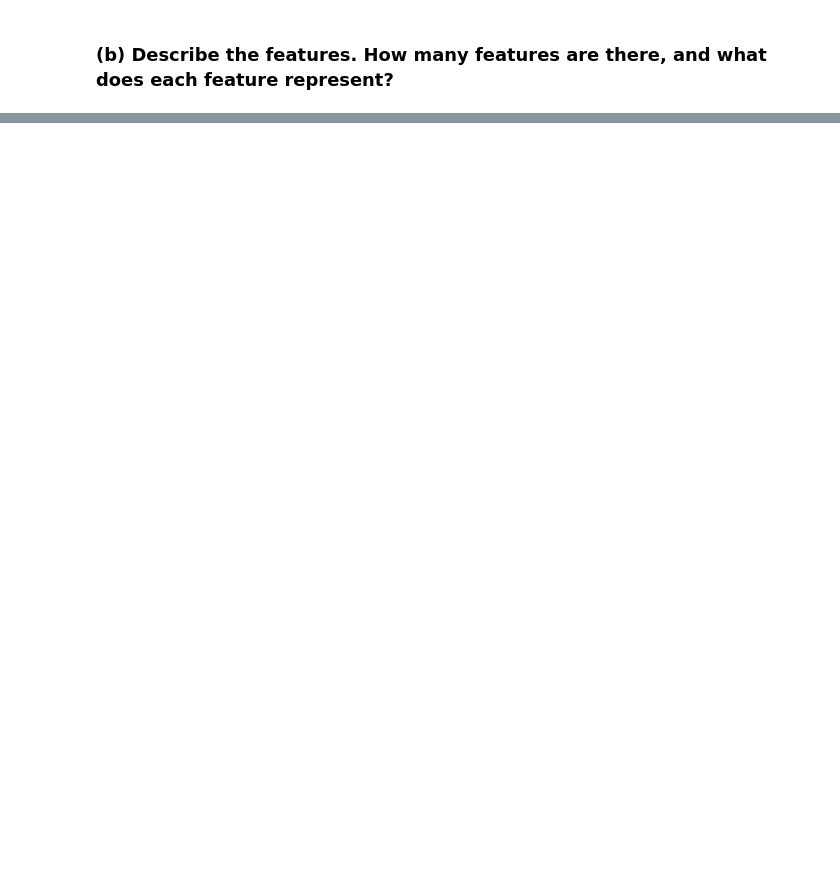
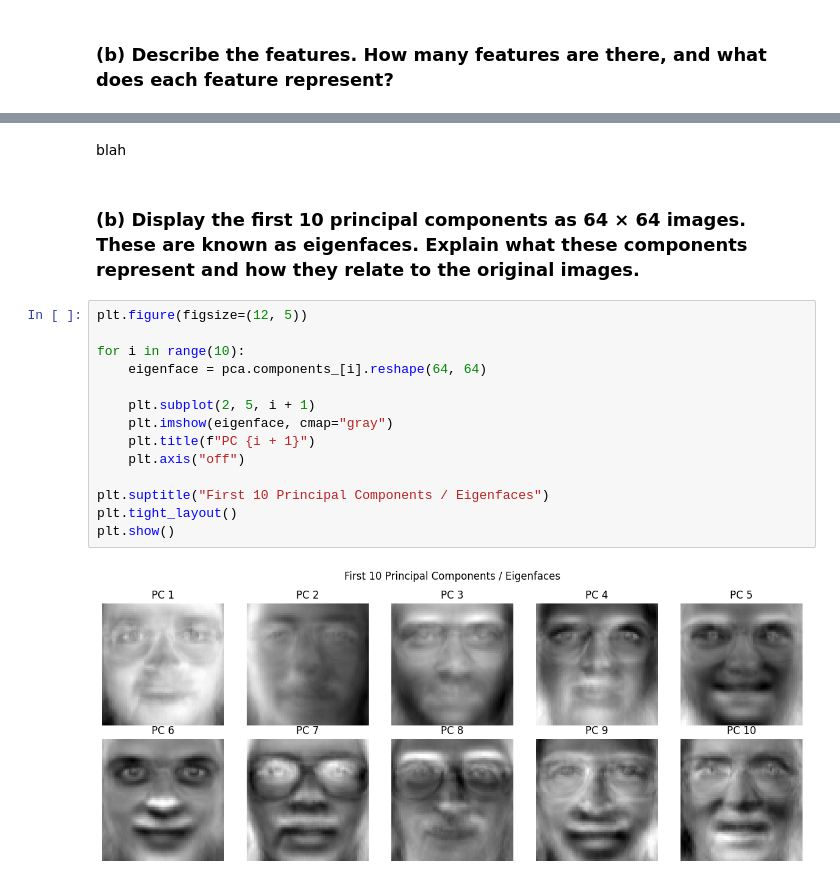
Before and after one commit to saltyypringle/CITS5508-Assignments, a Jupyter notebook: Assignment_2_Dipika_Choudhury.ipynb, the cells around one changed output, grey strips where cells are left out. Drawn from its saved outputs; the diff is of its cells as text; blank space fills up the shorter version.

```diff
--- a/Assignment_2_Dipika_Choudhury.ipynb
+++ b/Assignment_2_Dipika_Choudhury.ipynb
@@ -376,0 +491,20 @@ data, targets = fetch_olivetti_faces(return_X_y=True)
+# %% [markdown]
+blah
+# %% [markdown]
+### (b) Display the first 10 principal components as 64 × 64 images. These are known as eigenfaces. Explain what these components represent and how they relate to the original images.
+# %%
+plt.figure(figsize=(12, 5))
+
+for i in range(10):
+    eigenface = pca.components_[i].reshape(64, 64)
+
+    plt.subplot(2, 5, i + 1)
+    plt.imshow(eigenface, cmap="gray")
+    plt.title(f"PC {i + 1}")
+    plt.axis("off")
+
+plt.suptitle("First 10 Principal Components / Eigenfaces")
+plt.tight_layout()
+plt.show()
+# %% [output]
+[figure, added]
```
Also changed, not shown: parts of 21 cells of this notebook.
